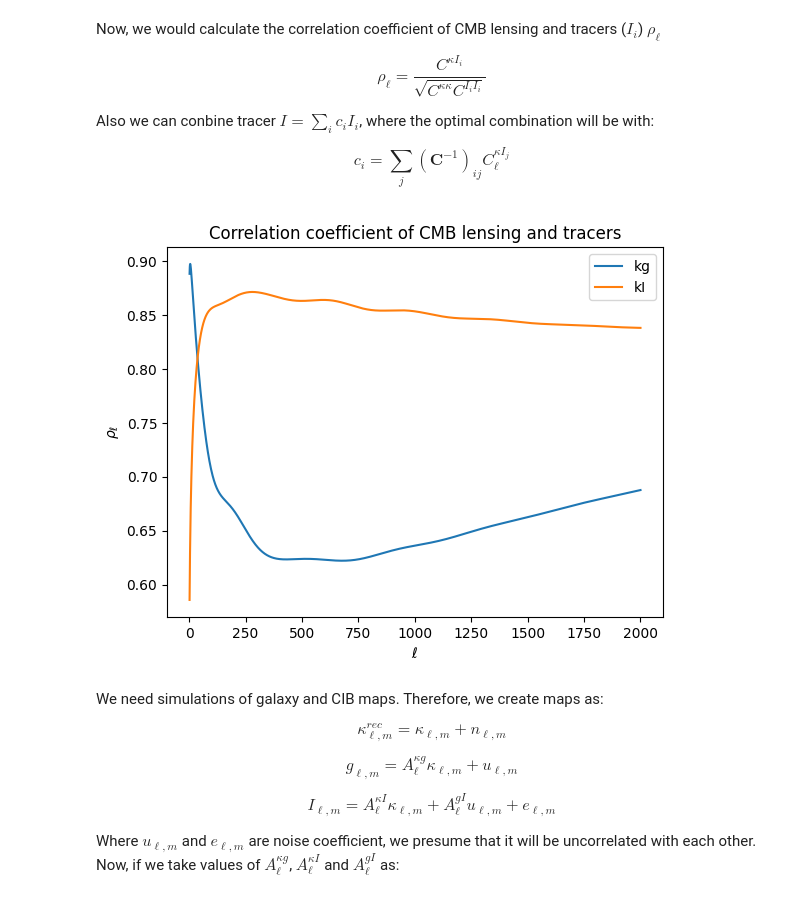
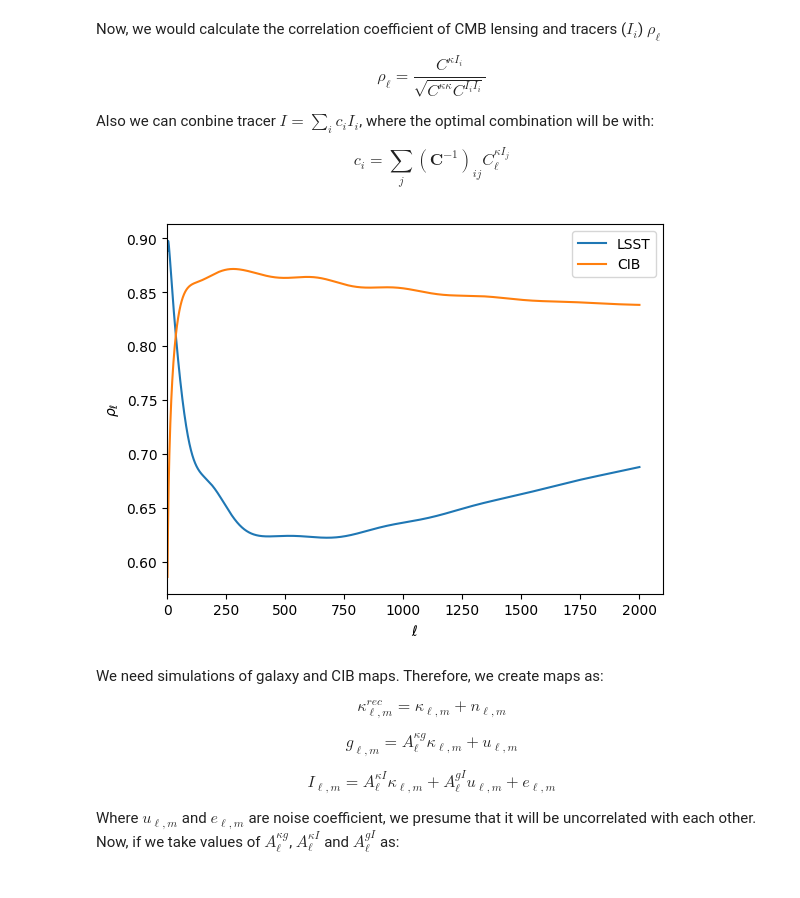
Before and after one commit to jabp270/Cosmo_MSc, a Jupyter notebook: notebooks/External_tracers.ipynb, the cells around one changed output. Drawn from its saved outputs; the diff is of its cells as text; code cells hidden in the pictures.

```diff
--- a/notebooks/External_tracers.ipynb
+++ b/notebooks/External_tracers.ipynb
@@ -321,23 +321,26 @@ $$ c_i = \sum _j (\mathbf{C}^{-1})_{ij}C^{\kappa I_j}_\ell $$
 # %%
 def corr_coef(Cl_kI, Cl_kk, Cl_II):
     """
     Return correlation coefficient of CMB lensing and tracers I
     """
     return Cl_kI/(np.sqrt(Cl_kk * Cl_II))
 
 # ---------------------------------------
 # Plots
 # ---------------------------------------
 
-plt.plot(ells, corr_coef(Cl_kg, Cl_kk, Cl_gg), label="kg")
-plt.plot(ells, corr_coef(Cl_ki, Cl_kk, Cl_ii), label="kI")
-plt.title("Correlation coefficient of CMB lensing and tracers")
+plt.plot(ells, corr_coef(Cl_kg, Cl_kk, Cl_gg), label="LSST")
+plt.plot(ells, corr_coef(Cl_ki, Cl_kk, Cl_ii), label="CIB")
+# plt.xscale("log")
+# plt.ylim(0.0, 1.0)
+plt.xlim(left=0)
+# plt.title("Correlation coefficient of CMB lensing and tracers")
 plt.xlabel(r'$\ell$')
 plt.ylabel(r'$\rho_\ell$')
 plt.legend()
 plt.show()
 # %% [output]
-[figure, old version]
+[figure, new version]
 # %% [markdown]
 We need simulations of galaxy and CIB maps. Therefore, we create maps as:
 
```
Also changed, not shown: parts of 6 cells of this notebook, 27 other files.
